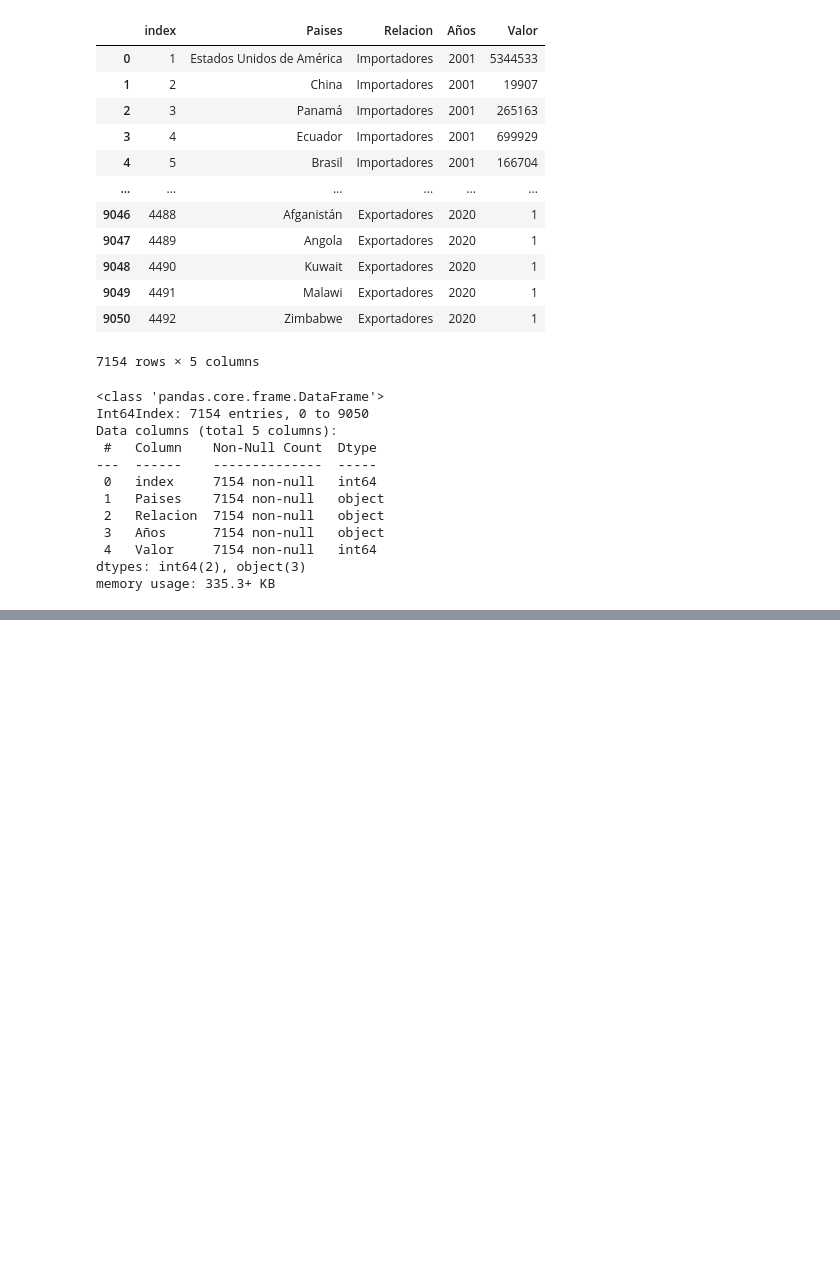
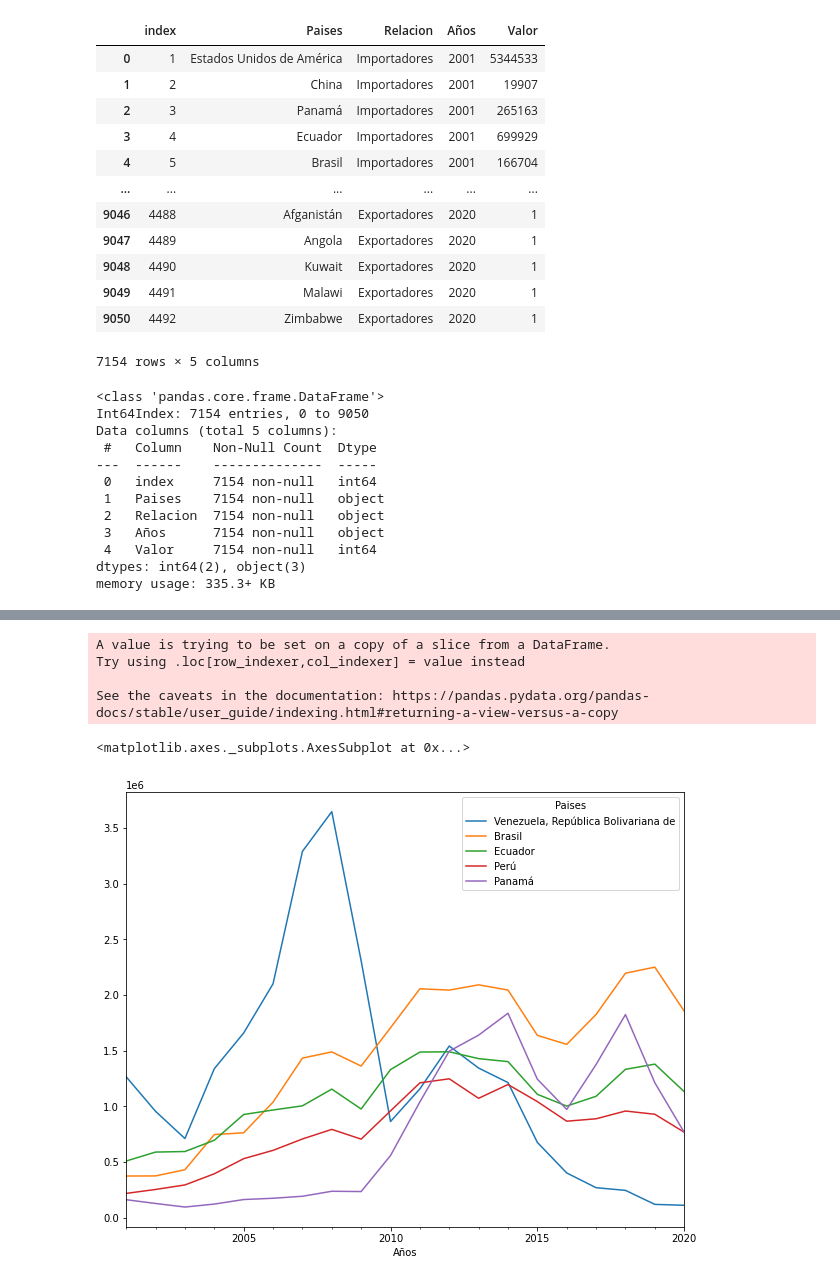
Before and after one commit to LuchoValr/Semillero, a Jupyter notebook: Prueba_series_luis.ipynb, the cells around one changed output, grey strips where cells are left out. Saved outputs shown, nothing was run; the diff lists cells and outputs as text; code cells hidden in the pictures; blank space fills up the shorter version.

```diff
--- a/Prueba_series_luis.ipynb
+++ b/Prueba_series_luis.ipynb
@@ -175,0 +155,13 @@ frontier_partners
+# %%
+frontier_partners=M2[M2.Paises.isin(['Venezuela, República Bolivariana de', 'Brasil', 'Ecuador', 'Perú','Panamá'])]
+frontier_partners['Años'] = pd.to_datetime(frontier_partners['Años'])
+frontier_partners2=frontier_partners.pivot_table(index='Años',columns='Paises',values='Valor')
+st3 = frontier_partners2[['Venezuela, República Bolivariana de','Brasil','Ecuador','Perú','Panamá']].plot(figsize=(10, 8))
+st3
+# %% [output]
+A value is trying to be set on a copy of a slice from a DataFrame.
+Try using .loc[row_indexer,col_indexer] = value instead
+
+See the caveats in the documentation: https://pandas.pydata.org/pandas-docs/stable/user_guide/indexing.html#returning-a-view-versus-a-copy
+<matplotlib.axes._subplots.AxesSubplot at 0x...>
+[figure, added]
```
Also changed, not shown: parts of 3 cells of this notebook.
